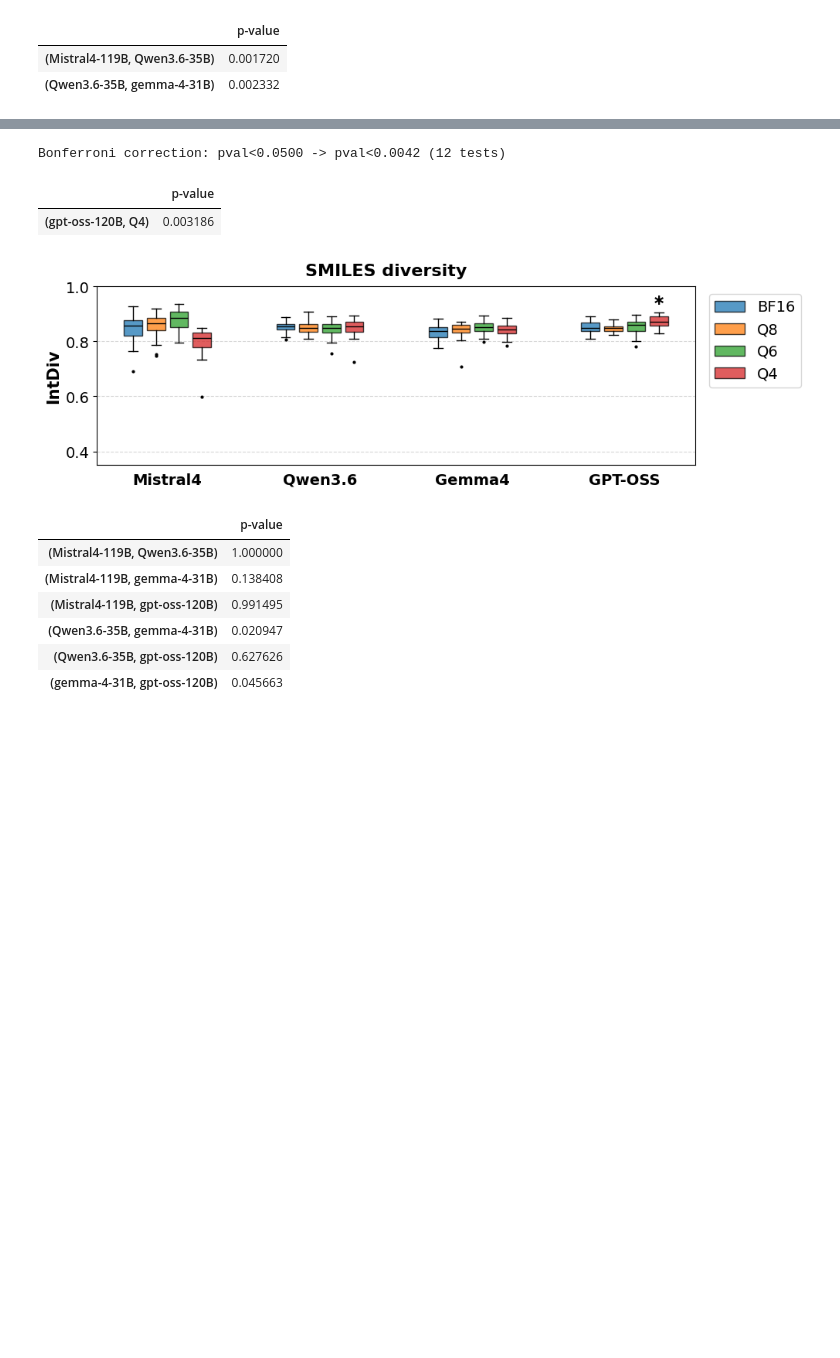
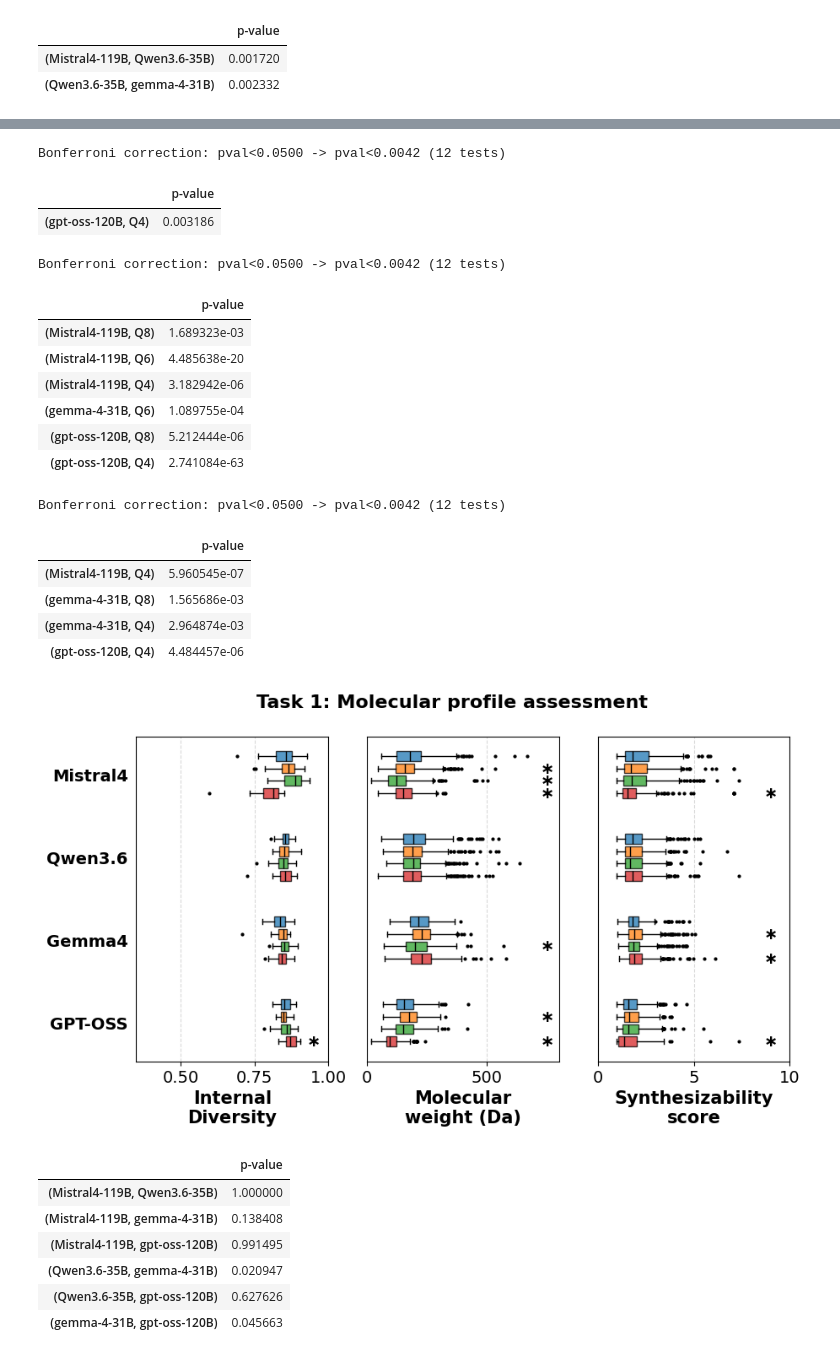
Before and after one commit to cnpem/quantization_LLM_smiles, a Jupyter notebook: src/analise_task2.ipynb, the cells around one changed output, grey strips where cells are left out. Drawn from its saved outputs; the diff is of its cells as text; code cells hidden in the pictures; blank space fills up the shorter version.

Commit message:
New plots

```diff
--- a/src/analise_task2.ipynb
+++ b/src/analise_task2.ipynb
@@ -335,6 +335,35 @@ def calculate_intdiv(lst_smi):
 
     return intdiv
 
+def calculate_intdiv_lst(lst_smi):
+    lst_mol = [Chem.MolFromSmiles(smi) for smi in lst_smi]
+    lst_fps = [AllChem.GetMorganFingerprintAsBitVect(mol, radius=2, nBits=2048) for mol in lst_mol]
+    total = len(lst_mol)
+
+    if total >= 2:
+        # Tanimoto Similarity for all unique pairs
+        lst_sim = []
+
+        for i in range(total):
+            for j in range(i + 1, total):
+                sim = DataStructs.TanimotoSimilarity(lst_fps[i], lst_fps[j])
+                lst_sim.append(sim)
+
+        # 3. Diversity = 1 - Average Similarity
+        #avg_sim = sum(lst_sim) / len(lst_sim)
+        #intdiv = 1.0 - avg_sim
+
+        lst_intdiv = list(1.0 - np.array(lst_sim))
+
+    else:
+        intdiv = None
+        lst_intdiv = []
+
+    lst_intdiv = [float(x) for x in lst_intdiv]
+
+    return lst_intdiv
+
+
 def calculate_mw(lst_smi):
     lst_mol = [Chem.MolFromSmiles(smi) for smi in lst_smi]
     lst_mw  = [Descriptors.MolWt(mol) for mol in lst_mol]
@@ -380,6 +409,7 @@ def calculate_metrics(df):
     df['pct_smi_notdruglike'] = (df['n_smi_notdruglike']/df['n_smi_valid']).fillna(0.0)
 
     df['intdiv'] = df['valid smiles'].apply(calculate_intdiv)
+    df['intdiv_lst'] = df['valid smiles'].apply(calculate_intdiv_lst)
     df['mw'] = df['valid smiles'].apply(calculate_mw)
     df['synthesizability'] = df['valid smiles'].apply(calculate_synthesizability)
 
@@ -1566,16 +1693,35 @@ _ = utest_intermodel(df=df_task1, col='pct_smi_notdruglike', pval_threshold=pval
 Bonferroni correction: pval<0.0500 -> pval<0.0083 (6 tests)
 |  | p-value |
 # %%
-fig, ax = plt.subplots(1,1, figsize=(10, 3), sharey=True)
-fig.suptitle('SMILES diversity', fontsize=16, fontweight='bold')
-plot_data_boxplot(df_task1, 'intdiv', ax=ax, ylabel='IntDiv', show_legend=True, ylim=[0.35, 1.00])
+fig, ax = plt.subplots(1,3, figsize=(10, 5), sharey=True)
+fig.suptitle('Task 1: Molecular profile assessment', fontsize=16, fontweight='bold')
 
-annonate_boxplot(ax, df=df_task1, col='intdiv', pval=pval, y=0.95)
+plot_data_hboxplot(df_task1, 'intdiv', ax=ax[0], ylabel='Internal\nDiversity', show_legend=False, xlim=[0.35, 1.00], prompt=None)
+plot_data_hboxplot(df_task1.groupby(['model', 'quantization']).sum()['mw'].reset_index(), 'mw', ax=ax[1], ylabel='Molecular\nweight (Da)', show_legend=False, xlim=[0,800], prompt=None)
+plot_data_hboxplot(df_task1.groupby(['model', 'quantization']).sum()['synthesizability'].reset_index(), 'synthesizability', ax=ax[2], ylabel='Synthesizability\nscore', show_legend=False, xlim=[0,10], prompt=None)
+
+annonate_hboxplot(ax[0], df=df_task1, col='intdiv', pval=pval, x=0.95)
+annonate_hboxplot(ax[1], df=df_task1.groupby(['model', 'quantization']).sum()['mw'].reset_index(), col='mw', pval=pval, x=750)
+annonate_hboxplot(ax[2], df=df_task1.groupby(['model', 'quantization']).sum()['synthesizability'].reset_index(), col='synthesizability', pval=pval, x=9)
 # %% [output]
 Bonferroni correction: pval<0.0500 -> pval<0.0042 (12 tests)
 |  | p-value |
 | (gpt-oss-120B, Q4) | 0.003186 |
+Bonferroni correction: pval<0.0500 -> pval<0.0042 (12 tests)
+|  | p-value |
+| (Mistral4-119B, Q8) | 1.689323e-03 |
+| (Mistral4-119B, Q6) | 4.485638e-20 |
+| (Mistral4-119B, Q4) | 3.182942e-06 |
+| (gemma-4-31B, Q6) | 1.089755e-04 |
+| (gpt-oss-120B, Q8) | 5.212444e-06 |
+| (gpt-oss-120B, Q4) | 2.741084e-63 |
+Bonferroni correction: pval<0.0500 -> pval<0.0042 (12 tests)
+|  | p-value |
+| (Mistral4-119B, Q4) | 5.960545e-07 |
+| (gemma-4-31B, Q8) | 1.565686e-03 |
+| (gemma-4-31B, Q4) | 2.964874e-03 |
+| (gpt-oss-120B, Q4) | 4.484457e-06 |
-[figure, old version]
+[figure, new version]
 # %%
 _ = utest_intermodel(df=df_task1, col='intdiv', pval_threshold=pval, show_uncorrected_pval=True)
 # %% [output]
```
Also changed, not shown: parts of 31 cells of this notebook.
